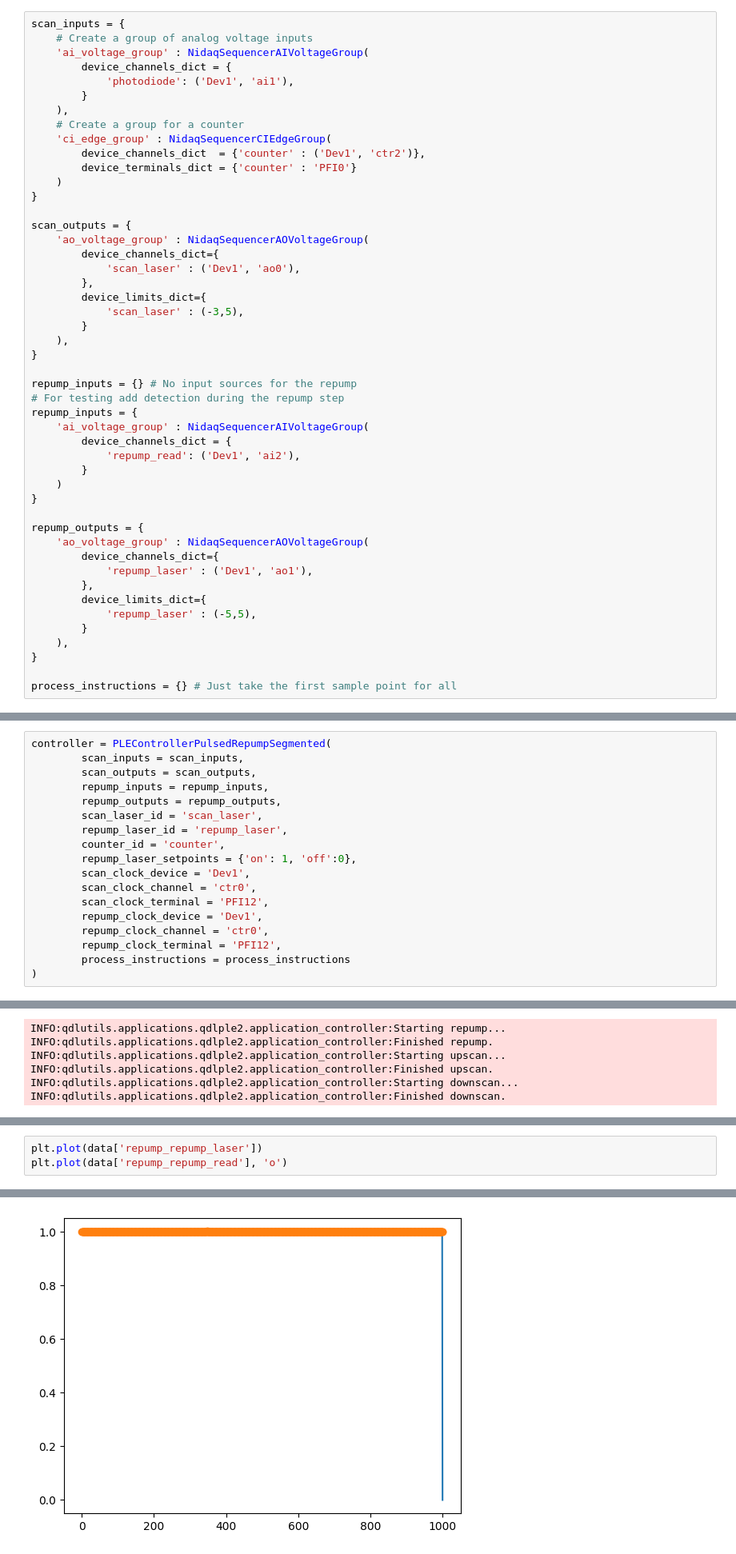
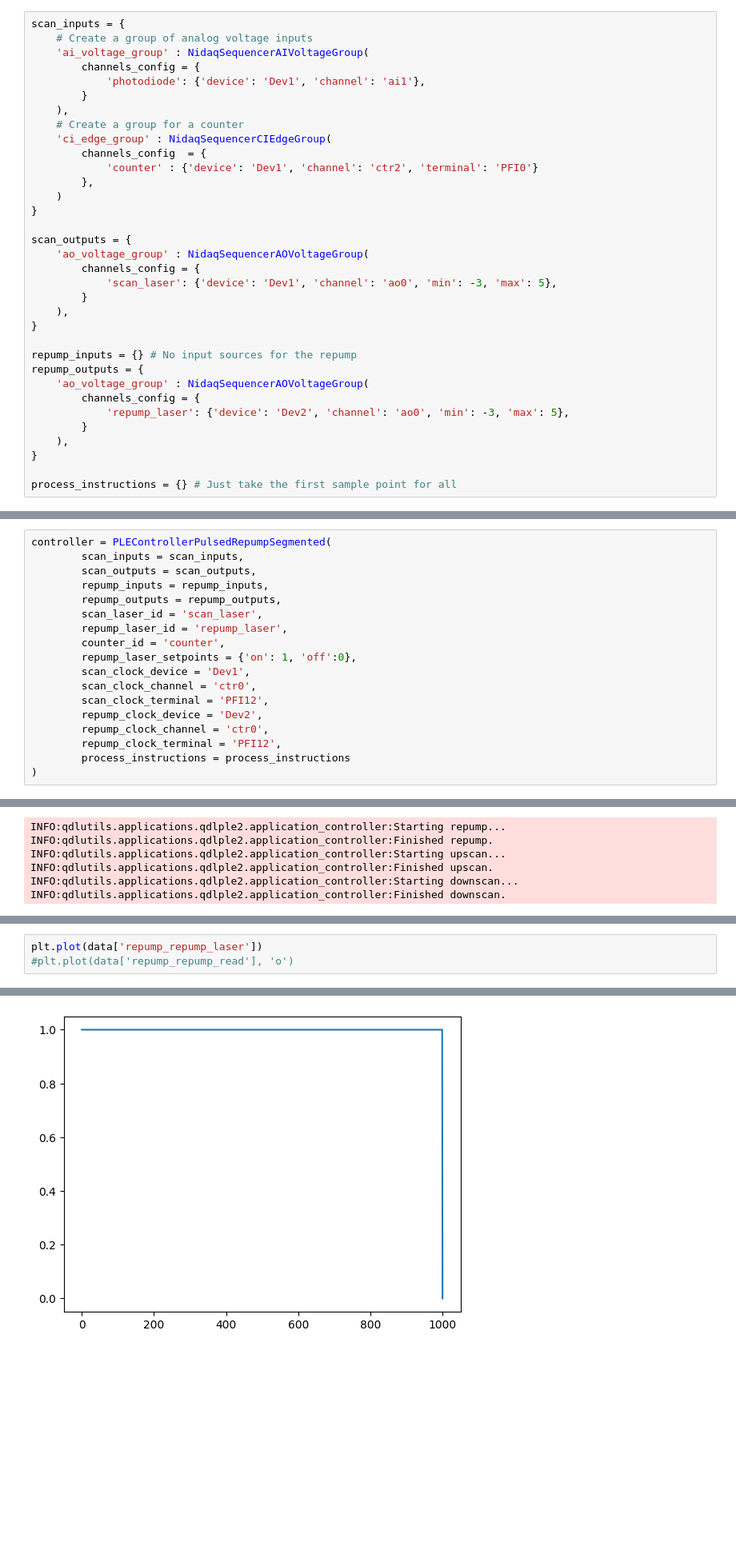
Before and after one commit to UW-Quantum-Defect-Lab/qdl-diamond, a Jupyter notebook: examples/nidaq_sequencing/segmented_ple_sequencer.ipynb, the cells around one changed output, grey strips where cells are left out. Shown: that part at 80% size. Drawn from its saved outputs; the diff is of its cells as text; blank space fills up the shorter version.

Commit message:
Updated sequencer for new input/output group instantiation format

```diff
--- a/examples/nidaq_sequencing/segmented_ple_sequencer.ipynb
+++ b/examples/nidaq_sequencing/segmented_ple_sequencer.ipynb
@@ -13,45 +13,31 @@ Define the inputs and outputs.
 scan_inputs = {
     # Create a group of analog voltage inputs
     'ai_voltage_group' : NidaqSequencerAIVoltageGroup(
-        device_channels_dict = {
-            'photodiode': ('Dev1', 'ai1'),
+        channels_config = {
+            'photodiode': {'device': 'Dev1', 'channel': 'ai1'},
         }
     ),
     # Create a group for a counter
     'ci_edge_group' : NidaqSequencerCIEdgeGroup(
-        device_channels_dict  = {'counter' : ('Dev1', 'ctr2')},
-        device_terminals_dict = {'counter' : 'PFI0'}
+        channels_config  = {
+            'counter' : {'device': 'Dev1', 'channel': 'ctr2', 'terminal': 'PFI0'}
+        },
     )
 }
 
 scan_outputs = {
     'ao_voltage_group' : NidaqSequencerAOVoltageGroup(
-        device_channels_dict={
-            'scan_laser' : ('Dev1', 'ao0'),
-        },
-        device_limits_dict={
-            'scan_laser' : (-3,5),
+        channels_config = {
+            'scan_laser': {'device': 'Dev1', 'channel': 'ao0', 'min': -3, 'max': 5},
         }
     ),
 }
 
 repump_inputs = {} # No input sources for the repump
-# For testing add detection during the repump step
-repump_inputs = {
-    'ai_voltage_group' : NidaqSequencerAIVoltageGroup(
-        device_channels_dict = {
-            'repump_read': ('Dev1', 'ai2'),
-        }
-    )
-}
-
 repump_outputs = {
     'ao_voltage_group' : NidaqSequencerAOVoltageGroup(
-        device_channels_dict={
-            'repump_laser' : ('Dev1', 'ao1'),
-        },
-        device_limits_dict={
-            'repump_laser' : (-5,5),
+        channels_config = {
+            'repump_laser': {'device': 'Dev2', 'channel': 'ao0', 'min': -3, 'max': 5},
         }
     ),
 }
@@ -72,7 +58,7 @@ controller = PLEControllerPulsedRepumpSegmented(
         scan_clock_device = 'Dev1',
         scan_clock_channel = 'ctr0',
         scan_clock_terminal = 'PFI12',
-        repump_clock_device = 'Dev1',
+        repump_clock_device = 'Dev2',
         repump_clock_channel = 'ctr0',
         repump_clock_terminal = 'PFI12',
         process_instructions = process_instructions
@@ -122,5 +107,5 @@ downscan_subpixel_counter
 downscan_subpixel_scan_laser
 # %%
 plt.plot(data['repump_repump_laser'])
-plt.plot(data['repump_repump_read'], 'o')
+#plt.plot(data['repump_repump_read'], 'o')
 # %% [output]
@@ -128,4 +113,4 @@ plt.plot(data['repump_repump_read'], 'o')
-[figure, old version]
+[figure, new version]
 # %%
 plt.plot(data['scan_laser'])
 plt.plot(data['photodiode'], 'o')
```
Also changed, not shown: parts of 3 cells of this notebook, 5 other files.
